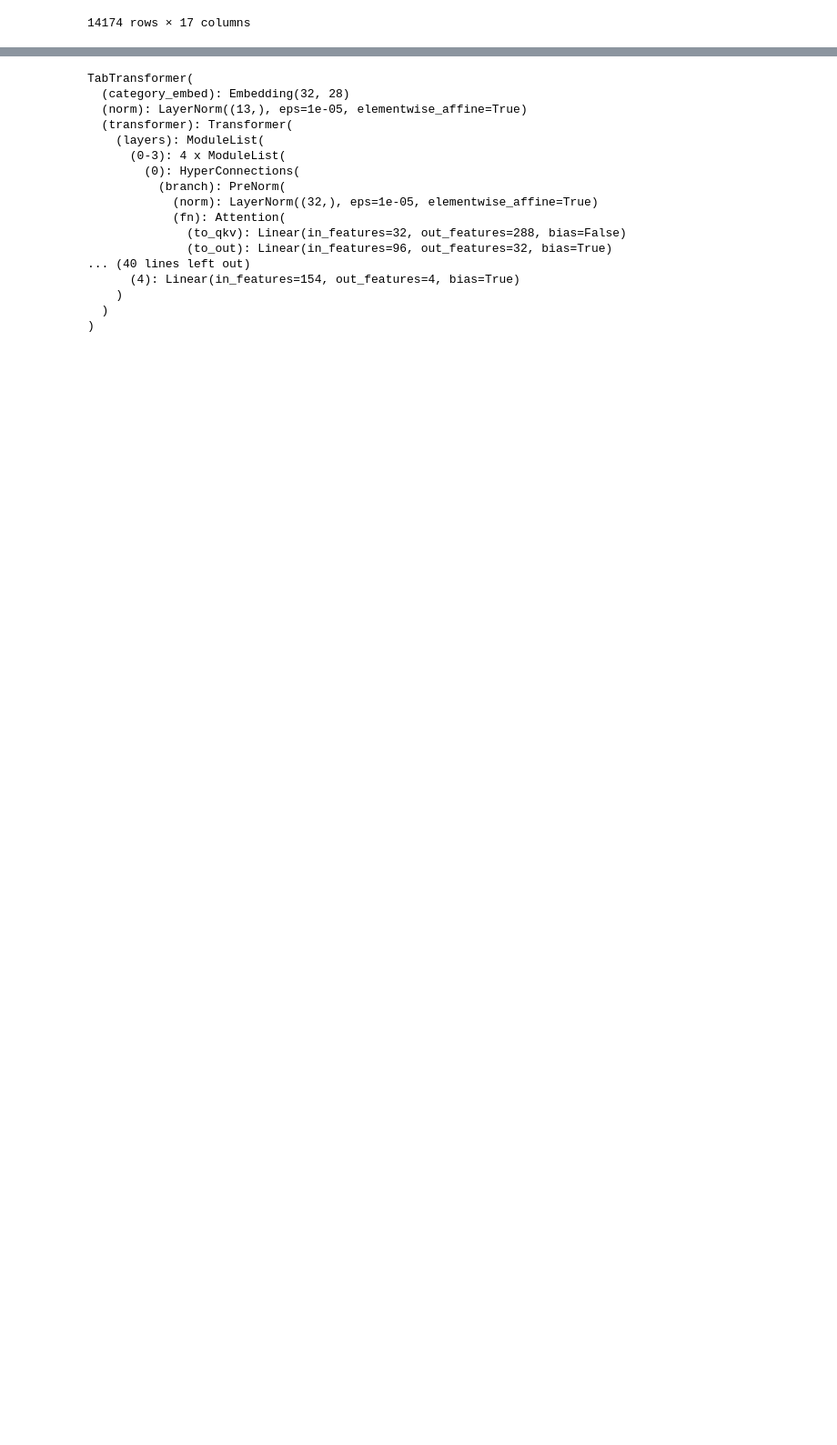
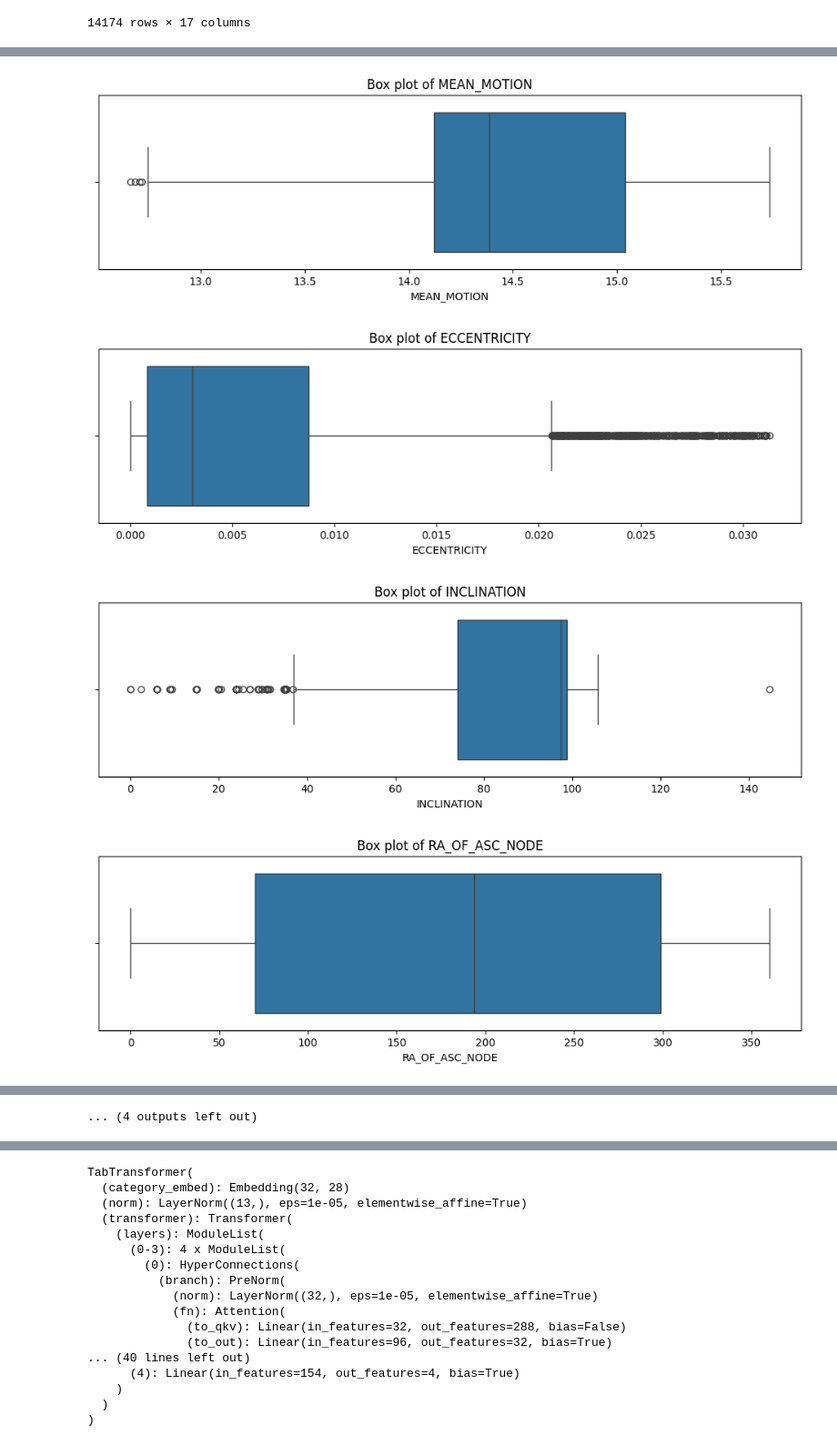
Before and after one commit to Hr15h1/debris_classifier, a Jupyter notebook: debris_cls.ipynb, the cells around one changed output, grey strips where cells are left out. Shown: that part at 91% size. Saved outputs shown, nothing was run; the diff lists cells and outputs as text; code cells hidden in the pictures; blank space fills up the shorter version.

```diff
--- a/debris_cls.ipynb
+++ b/debris_cls.ipynb
@@ -103,0 +150,10 @@ debris_y = debris_cp["OBJECT_TYPE"]
+# %%
+for col in debris_X.columns:
+    plt.figure(figsize=(12, 3))
+    sns.boxplot(x=debris_X[col])
+    plt.title(f'Box plot of {col}')
+# %% [output]
+[figure, added]
+[figure, added]
+[figure, added]
+[figure, added]
@@ -103,0 +168 @@ debris_y = debris_cp["OBJECT_TYPE"]
+... (4 outputs left out)
```
Also changed, not shown: parts of 28 cells of this notebook.
